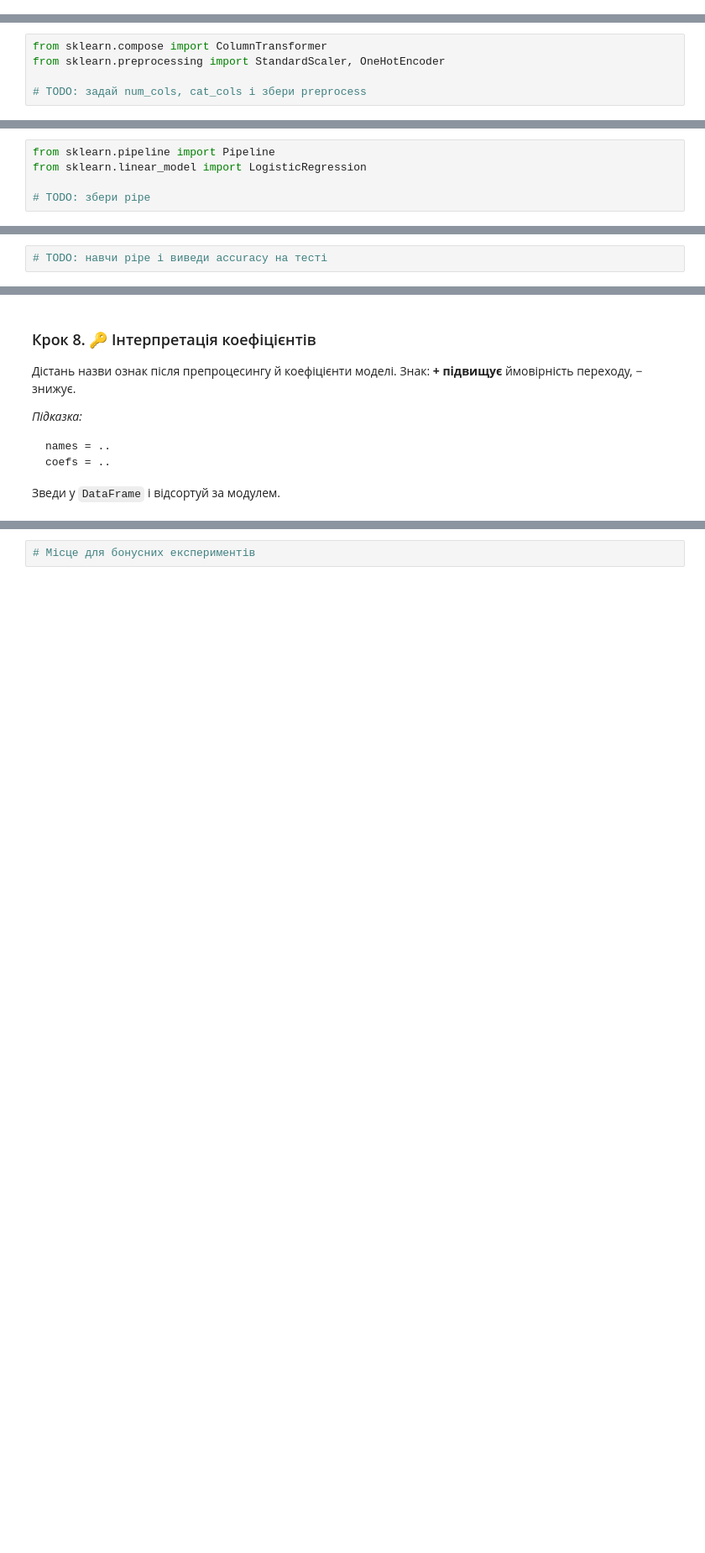
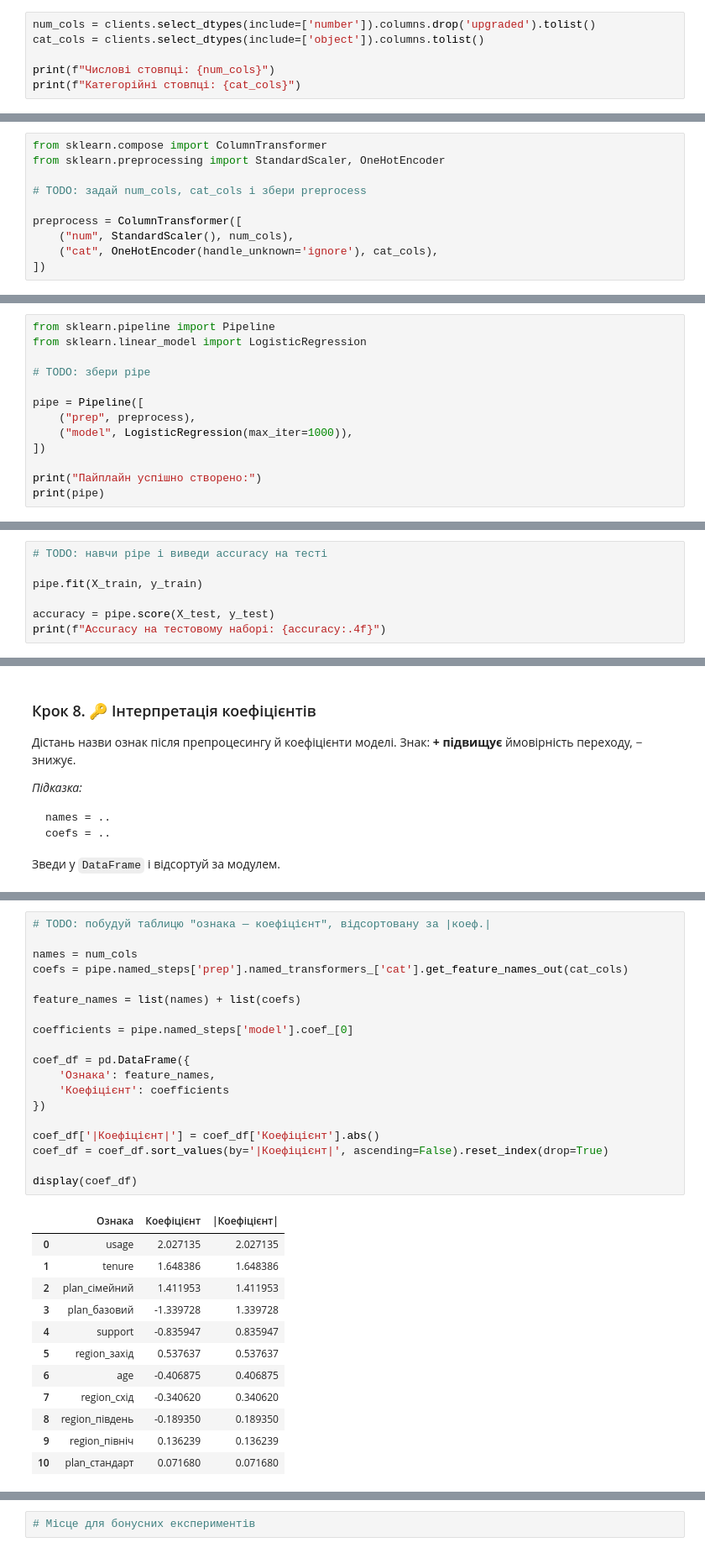
Before and after one commit to Olga-Lyt/DTA-2026, a Jupyter notebook: ML/logreg_pipeline_TASKS.ipynb, the cells around one changed output, grey strips where cells are left out. Shown at 84% size. Cells and saved outputs as stored; diff of their text form; blank space fills up the shorter version.

```diff
--- a/ML/logreg_pipeline_TASKS.ipynb
+++ b/ML/logreg_pipeline_TASKS.ipynb
@@ -74,3 +91,9 @@ clients.head()
 ✍️ Випиши списки стовпців (знадобляться далі):
 > числові: ___
 > категорійні: ___
+# %%
+num_cols = clients.select_dtypes(include=['number']).columns.drop('upgraded').tolist()
+cat_cols = clients.select_dtypes(include=['object']).columns.tolist()
+
+print(f"Числові стовпці: {num_cols}")
+print(f"Категорійні стовпці: {cat_cols}")
@@ -109,6 +148,11 @@ from sklearn.compose import ColumnTransformer
 from sklearn.preprocessing import StandardScaler, OneHotEncoder
 
 # TODO: задай num_cols, cat_cols і збери preprocess
+
+preprocess = ColumnTransformer([
+    ("num", StandardScaler(), num_cols),
+    ("cat", OneHotEncoder(handle_unknown='ignore'), cat_cols),
+])
 # %% [markdown]
 ### Крок 4. Збери повний `Pipeline`: препроцесинг + модель
 Поклади `preprocess` і `LogisticRegression(max_iter=1000)` в один `Pipeline`.
@@ -128,3 +172,11 @@ from sklearn.pipeline import Pipeline
 from sklearn.linear_model import LogisticRegression
 
 # TODO: збери pipe
+
+pipe = Pipeline([
+    ("prep", preprocess),
+    ("model", LogisticRegression(max_iter=1000)),
+])
+
+print("Пайплайн успішно створено:")
+print(pipe)
@@ -135,3 +197,8 @@ from sklearn.linear_model import LogisticRegression
 *Підказка:* `pipe.fit(...)`, далі `pipe.score(X_test, y_test)`.
 # %%
 # TODO: навчи pipe і виведи accuracy на тесті
+
+pipe.fit(X_train, y_train)
+
+accuracy = pipe.score(X_test, y_test)
+print(f"Accuracy на тестовому наборі: {accuracy:.4f}")
@@ -168,2 +263,34 @@ coefs = ..
+# %%
+# TODO: побудуй таблицю "ознака — коефіцієнт", відсортовану за |коеф.|
+
+names = num_cols
+coefs = pipe.named_steps['prep'].named_transformers_['cat'].get_feature_names_out(cat_cols)
+
+feature_names = list(names) + list(coefs)
+
+coefficients = pipe.named_steps['model'].coef_[0]
+
+coef_df = pd.DataFrame({
+    'Ознака': feature_names,
+    'Коефіцієнт': coefficients
+})
+
+coef_df['|Коефіцієнт|'] = coef_df['Коефіцієнт'].abs()
+coef_df = coef_df.sort_values(by='|Коефіцієнт|', ascending=False).reset_index(drop=True)
+
+display(coef_df)
+# %% [output]
+|  | Ознака | Коефіцієнт | |Коефіцієнт| |
+| 0 | usage | 2.027135 | 2.027135 |
+| 1 | tenure | 1.648386 | 1.648386 |
+| 2 | plan_сімейний | 1.411953 | 1.411953 |
+| 3 | plan_базовий | -1.339728 | 1.339728 |
+| 4 | support | -0.835947 | 0.835947 |
+| 5 | region_захід | 0.537637 | 0.537637 |
+| 6 | age | -0.406875 | 0.406875 |
+| 7 | region_схід | -0.340620 | 0.340620 |
+| 8 | region_південь | -0.189350 | 0.189350 |
+| 9 | region_північ | 0.136239 | 0.136239 |
+| 10 | plan_стандарт | 0.071680 | 0.071680 |
 # %% [markdown]
 ✍️ **Відповідь словами:**
```
Also changed, not shown: parts of 16 cells of this notebook.
